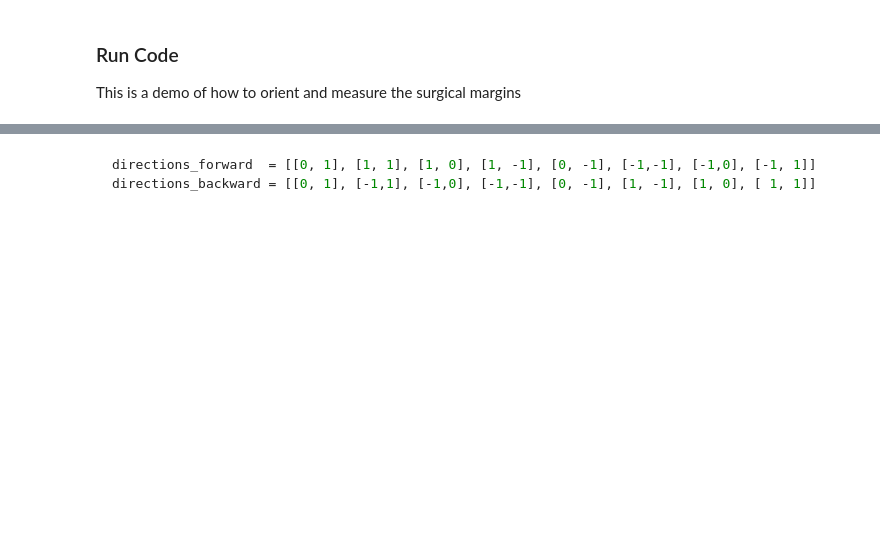
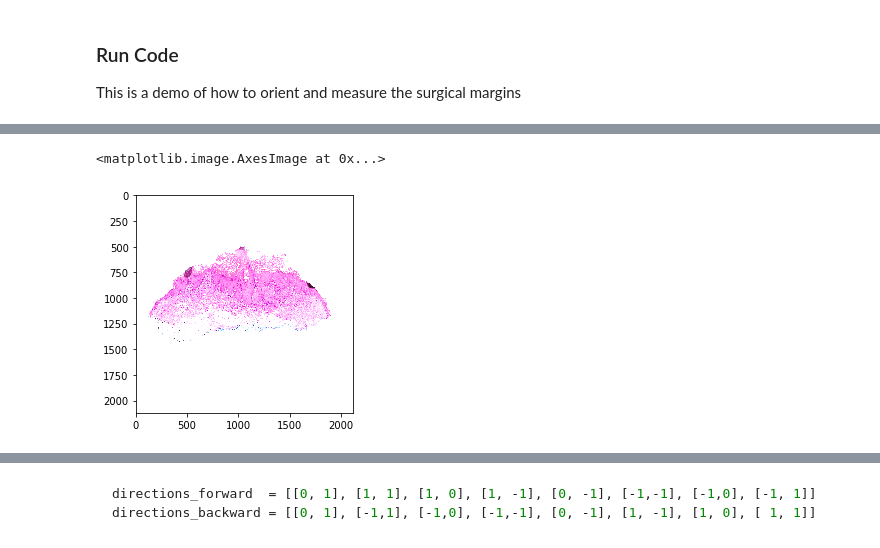
Before and after one commit to smthomas-sci/SemanticSegmentation, a Jupyter notebook: Measure_Margins.ipynb, the cells around one changed output, grey strips where cells are left out. Cells and saved outputs as stored; diff of their text form; code cells hidden in the pictures; blank space fills up the shorter version.

```diff
--- a/Measure_Margins.ipynb
+++ b/Measure_Margins.ipynb
@@ -703,0 +460,5 @@ plt.show()
+# %%
+plt.imshow(rot_image)
+# %% [output]
+<matplotlib.image.AxesImage at 0x...>
+[figure, added]
```
Also changed, not shown: parts of 16 cells of this notebook, 15 other files.
